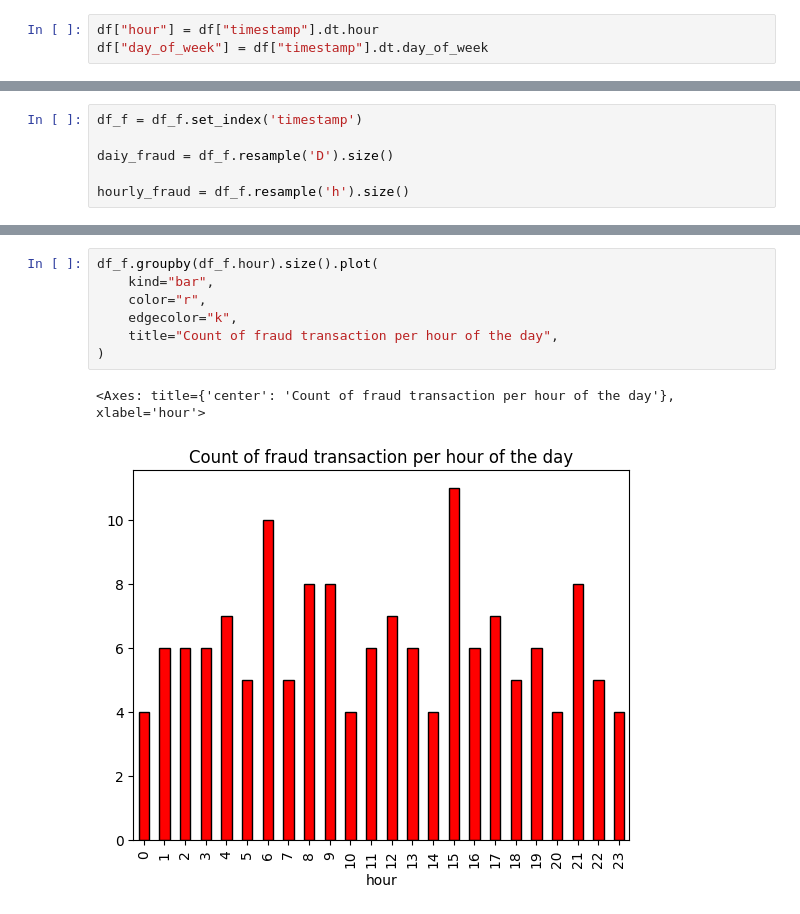
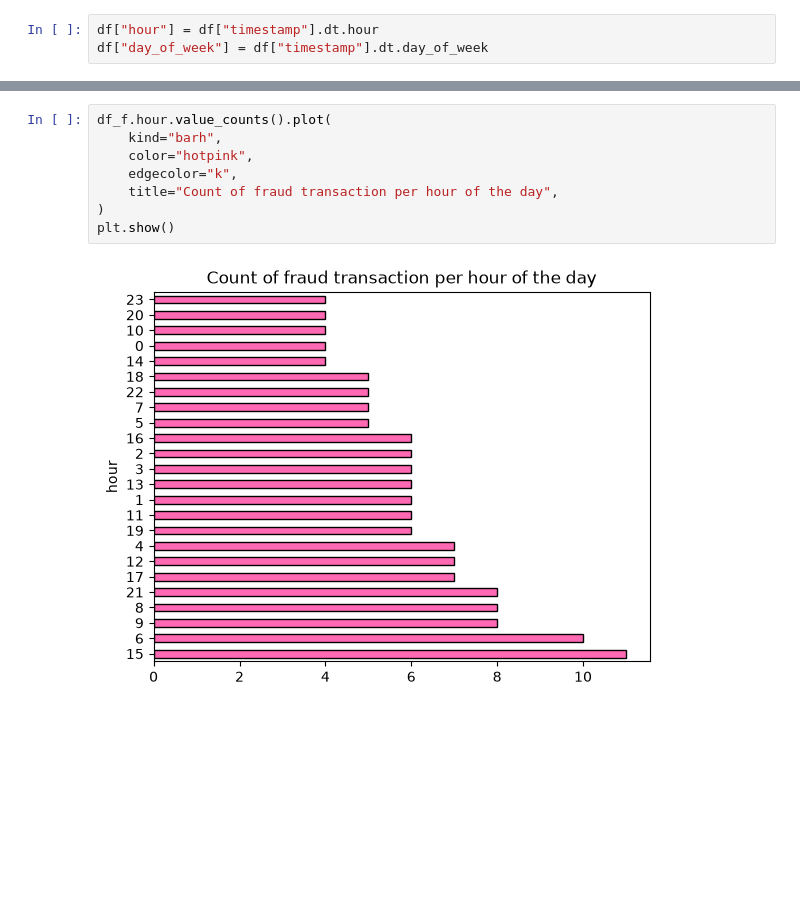
Before and after one commit to BS-prime/Real-Time-Fraud-Detection-System, a Jupyter notebook: notebooks/EDA.ipynb, the cells around one changed output, grey strips where cells are left out. Cells and saved outputs as stored; diff of their text form; blank space fills up the shorter version.

```diff
--- a/notebooks/EDA.ipynb
+++ b/notebooks/EDA.ipynb
@@ -184,6 +173,0 @@ Is there any fraud cases inside the dataframe df_f: False
-# %%
-df_f = df_f.set_index('timestamp')
-
-daiy_fraud = df_f.resample('D').size()
-
-hourly_fraud = df_f.resample('h').size()
@@ -202,11 +174,11 @@ plt.show()
 # %%
-df_f.groupby(df_f.hour).size().plot(
-    kind="bar",
-    color="r",
+df_f.hour.value_counts().plot(
+    kind="barh",
+    color="hotpink",
     edgecolor="k",
     title="Count of fraud transaction per hour of the day",
 )
+plt.show()
 # %% [output]
-<Axes: title={'center': 'Count of fraud transaction per hour of the day'}, xlabel='hour'>
-[figure, old version]
+[figure, new version]
 # %%
```
Also changed, not shown: parts of 8 cells of this notebook.
